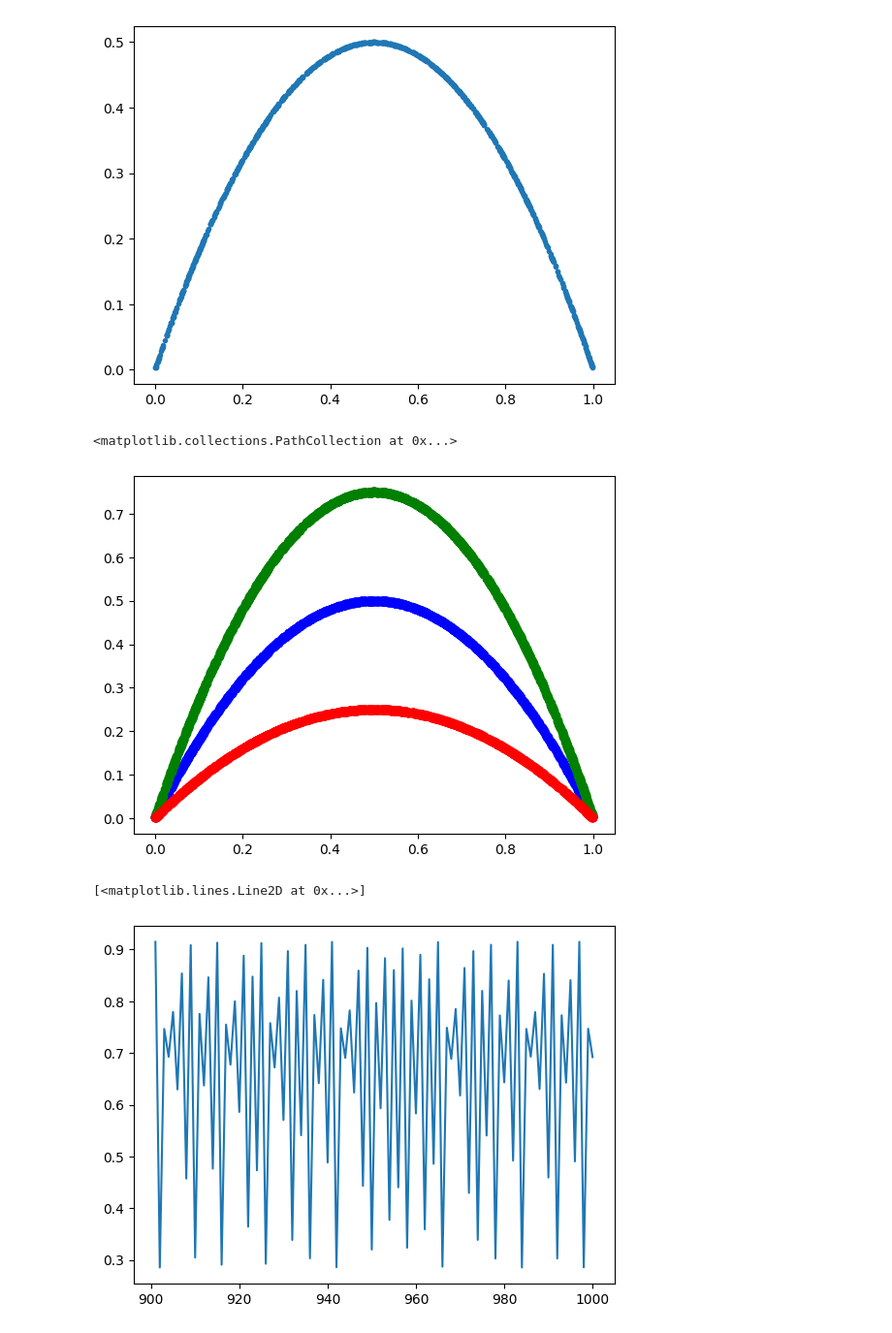
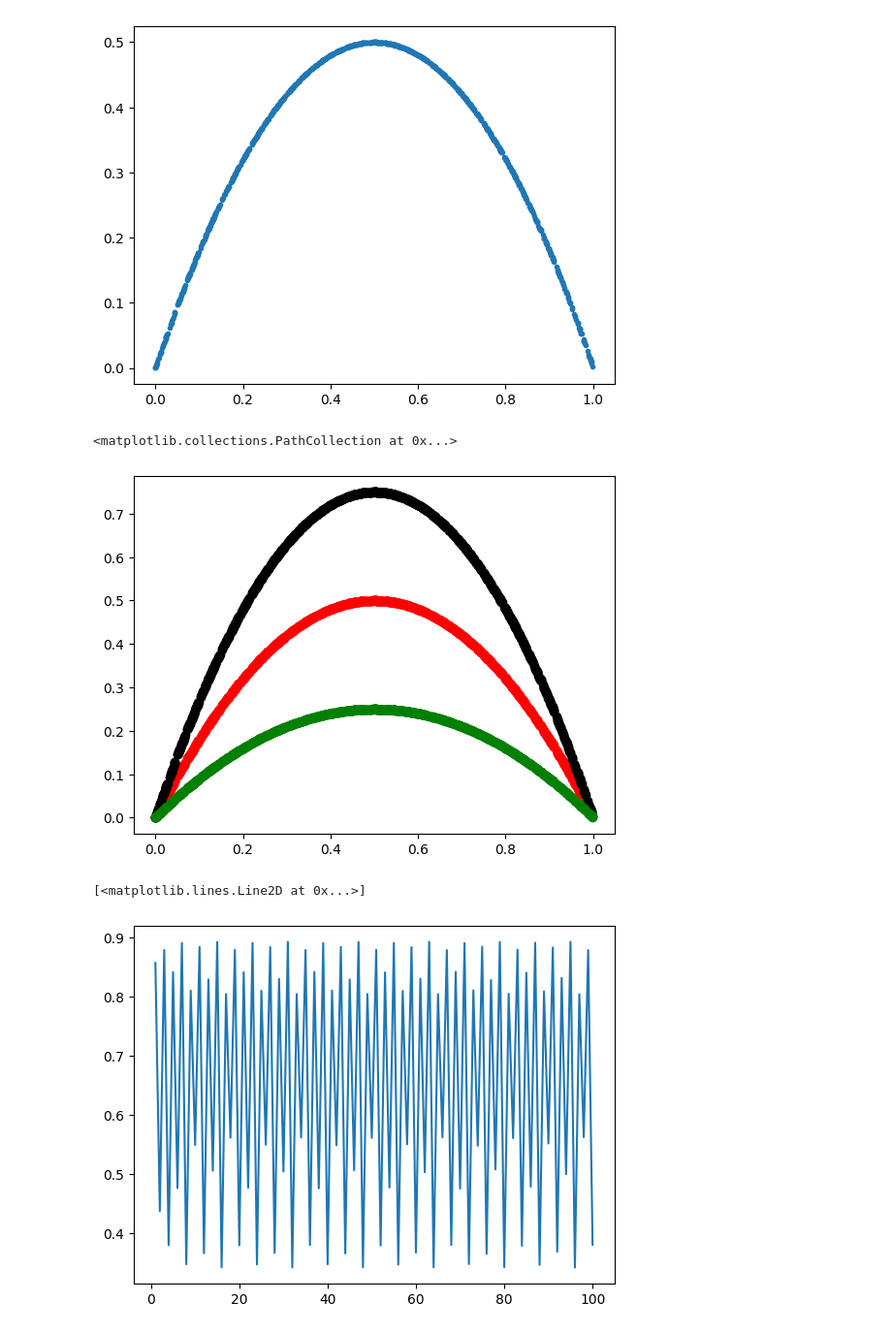
Before and after one commit to mathis-group/CAS-201-FA25, a Jupyter notebook: logistic_map/visualizations.ipynb, the cells around one changed output. Shown at 97% size. Saved outputs shown, nothing was run; the diff lists cells and outputs as text; code cells hidden in the pictures.

```diff
--- a/logistic_map/visualizations.ipynb
+++ b/logistic_map/visualizations.ipynb
@@ -60,29 +59,29 @@ plt.scatter(xs, xs_plus, marker=".")
 # %%
 r = 2.0
 xs_plus = logistic(r, xs)
-plt.scatter(xs, xs_plus, c= "blue")
+plt.scatter(xs, xs_plus, c= "r")
 
 r = 3.0
 xs_plus = logistic(r, xs)
-plt.scatter(xs, xs_plus, c= "green")
+plt.scatter(xs, xs_plus, c= "k")
 
 r = 1.0
 xs_plus = logistic(r, xs)
-plt.scatter(xs, xs_plus, c= "red")
+plt.scatter(xs, xs_plus, c= "g")
 # %% [output]
 <matplotlib.collections.PathCollection at 0x...>
-[figure, old version]
+[figure, new version]
 # %%
 x0 = 0.60001
-r = 3.66
-time_steps = 1000
+r = 3.56995
+time_steps = 100
 
 xs = run_logistic_np(r, x0, time_steps)
 
 t = np.arange(time_steps+1)
 # print(t.shape)
 # print(xs.shape)
 plt.plot(t[-100:], xs[-100:])
 # %% [output]
 [<matplotlib.lines.Line2D at 0x...>]
-[figure, old version]
+[figure, new version]
```
Also changed, not shown: parts of 7 cells of this notebook, 1 other file.
